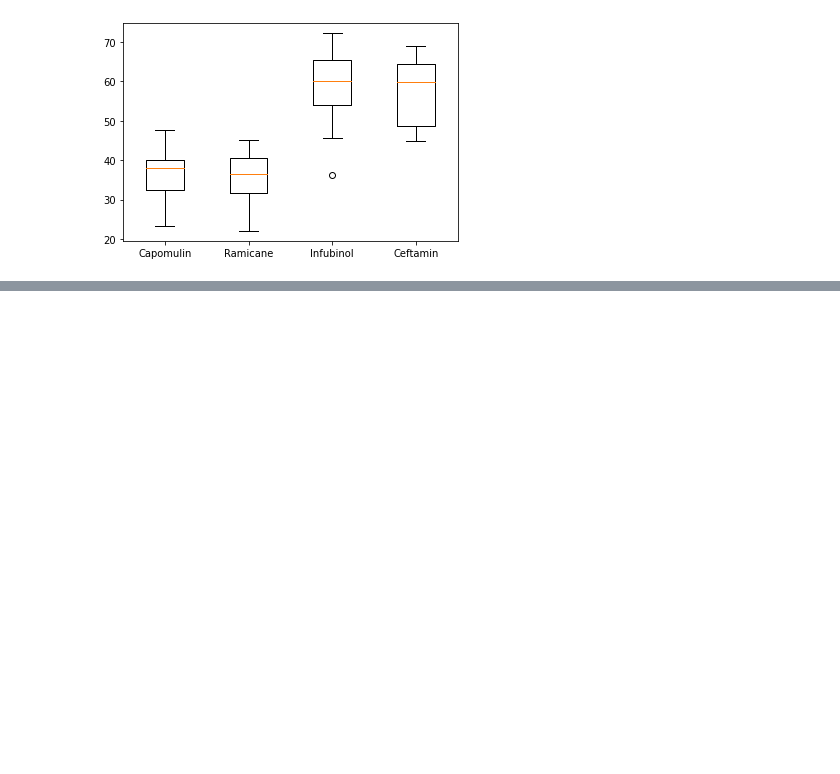
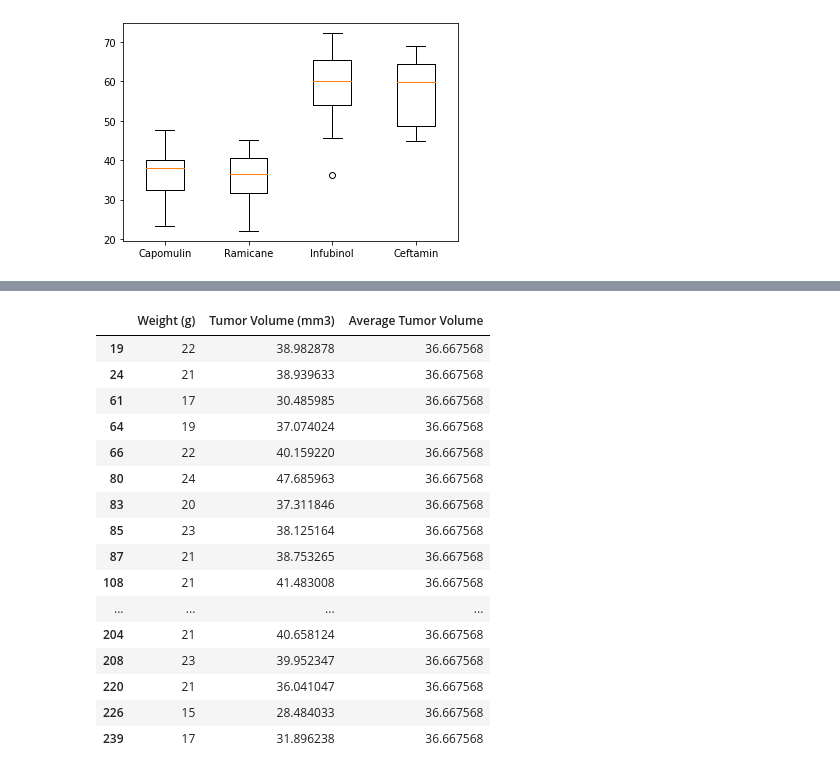
Before and after one commit to write42/matplot-challenge, a Jupyter notebook: pharma-hw.ipynb, the cells around one changed output, grey strips where cells are left out. Cells and saved outputs as stored; diff of their text form; code cells hidden in the pictures; blank space fills up the shorter version.

```diff
--- a/pharma-hw.ipynb
+++ b/pharma-hw.ipynb
@@ -380,0 +429,20 @@ NameError: name 'ax' is not defined
+# %%
+cap_mice_drop
+# %% [output]
+|  | Weight (g) | Tumor Volume (mm3) | Average Tumor Volume |
+| 19 | 22 | 38.982878 | 36.667568 |
+| 24 | 21 | 38.939633 | 36.667568 |
+| 61 | 17 | 30.485985 | 36.667568 |
+| 64 | 19 | 37.074024 | 36.667568 |
+| 66 | 22 | 40.159220 | 36.667568 |
+| 80 | 24 | 47.685963 | 36.667568 |
+| 83 | 20 | 37.311846 | 36.667568 |
+| 85 | 23 | 38.125164 | 36.667568 |
+| 87 | 21 | 38.753265 | 36.667568 |
+| 108 | 21 | 41.483008 | 36.667568 |
+| ... | ... | ... | ... |
+| 204 | 21 | 40.658124 | 36.667568 |
+| 208 | 23 | 39.952347 | 36.667568 |
+| 220 | 21 | 36.041047 | 36.667568 |
+| 226 | 15 | 28.484033 | 36.667568 |
+| 239 | 17 | 31.896238 | 36.667568 |
```
Also changed, not shown: parts of 13 cells of this notebook.
